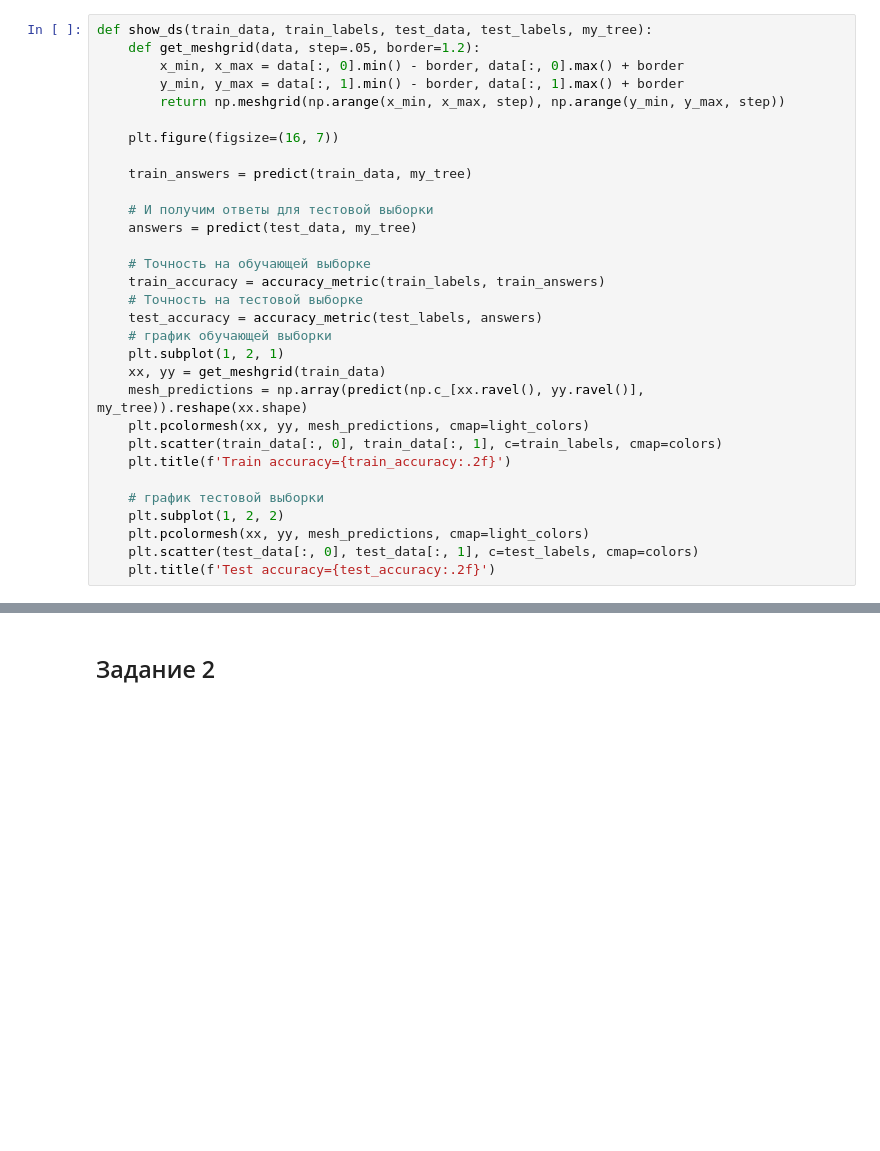
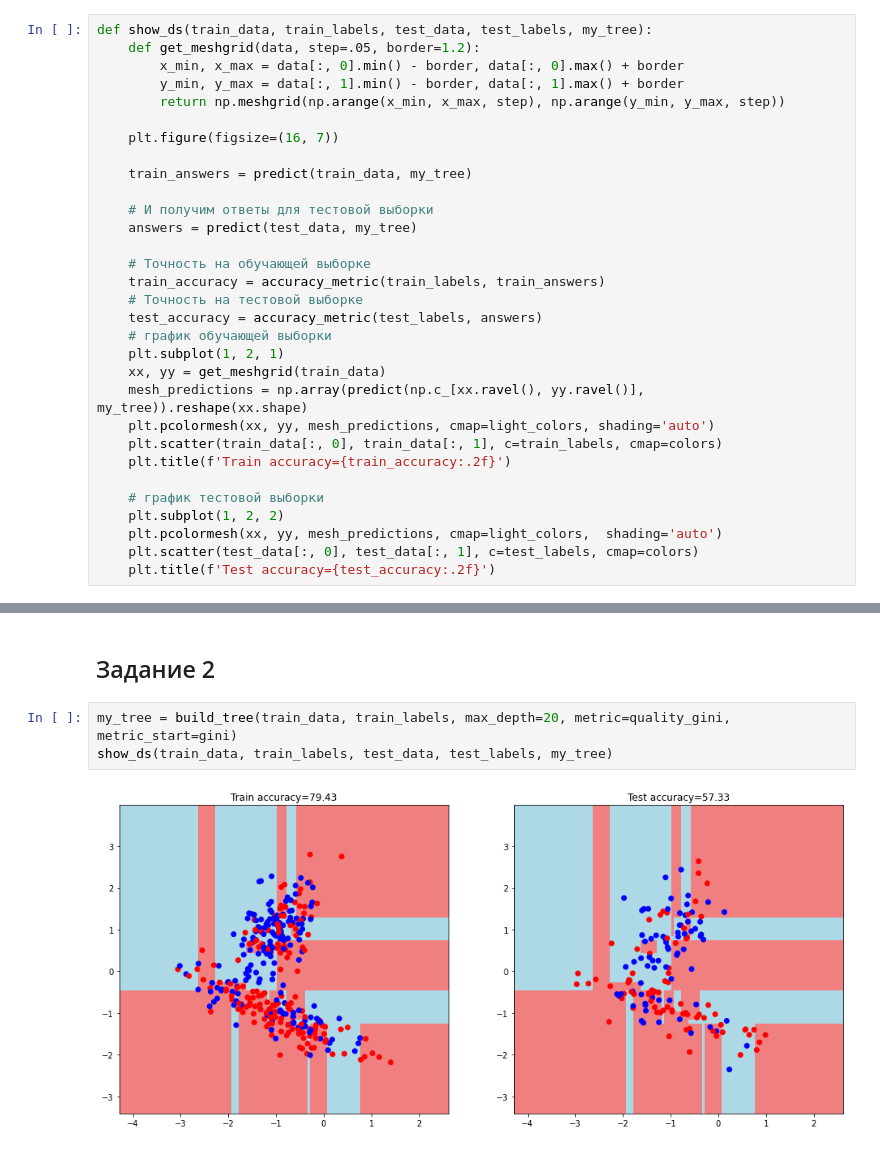
Before and after one commit to alex-chin/gb_data_analysis, a Jupyter notebook: homeworks/home04/home04.ipynb, the cells around one changed output, grey strips where cells are left out. Drawn from its saved outputs; the diff is of its cells as text; blank space fills up the shorter version.

```diff
--- a/homeworks/home04/home04.ipynb
+++ b/homeworks/home04/home04.ipynb
@@ -314,13 +314,13 @@ def show_ds(train_data, train_labels, test_data, test_labels, my_tree):
     plt.subplot(1, 2, 1)
     xx, yy = get_meshgrid(train_data)
     mesh_predictions = np.array(predict(np.c_[xx.ravel(), yy.ravel()], my_tree)).reshape(xx.shape)
-    plt.pcolormesh(xx, yy, mesh_predictions, cmap=light_colors)
+    plt.pcolormesh(xx, yy, mesh_predictions, cmap=light_colors, shading='auto')
     plt.scatter(train_data[:, 0], train_data[:, 1], c=train_labels, cmap=colors)
     plt.title(f'Train accuracy={train_accuracy:.2f}')
 
     # график тестовой выборки
     plt.subplot(1, 2, 2)
-    plt.pcolormesh(xx, yy, mesh_predictions, cmap=light_colors)
+    plt.pcolormesh(xx, yy, mesh_predictions, cmap=light_colors,  shading='auto')
     plt.scatter(test_data[:, 0], test_data[:, 1], c=test_labels, cmap=colors)
     plt.title(f'Test accuracy={test_accuracy:.2f}')
 # %% [markdown]
@@ -356,4 +356,9 @@ show_ds(train_data, train_labels, test_data, test_labels, my_tree)
 [figure]
 # %% [markdown]
 ## Задание 2
+# %%
+my_tree = build_tree(train_data, train_labels, max_depth=20, metric=quality_gini, metric_start=gini)
+show_ds(train_data, train_labels, test_data, test_labels, my_tree)
+# %% [output]
+[figure, added]
 # %%
```
Also changed, not shown: parts of 2 cells of this notebook.
